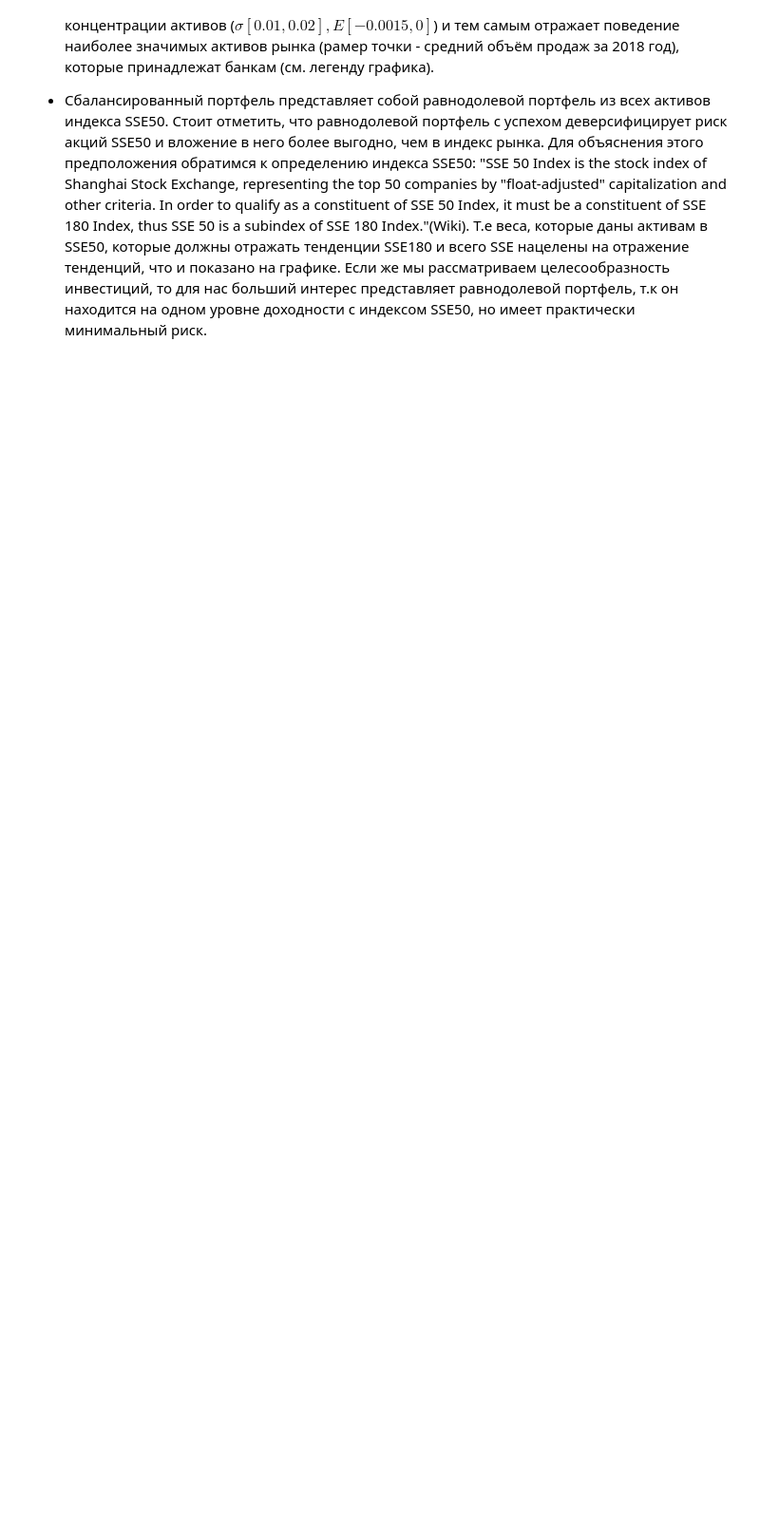
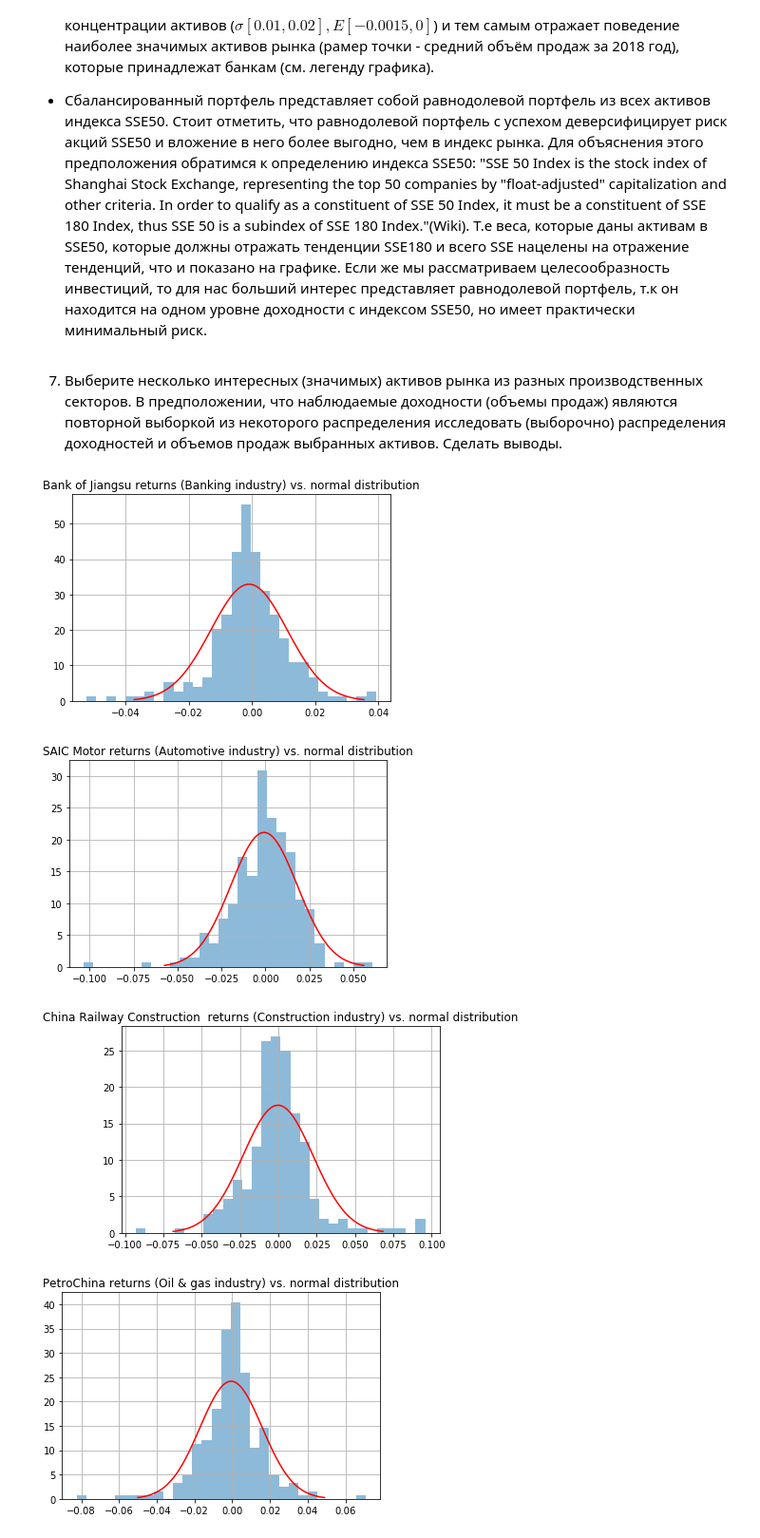
Before and after one commit to CodeSopranos/lab-1-financial-operations, a Jupyter notebook: main.ipynb, the cells around one changed output. Shown: that part at 95% size. Drawn from its saved outputs; the diff is of its cells as text; code cells hidden in the pictures; blank space fills up the shorter version.

Commit message:
returns vs normal destribution

```diff
--- a/main.ipynb
+++ b/main.ipynb
@@ -77,3 +79,29 @@ fig.show()
 - Индекс рынка SSE50 - индекс топ-50 компаний Shanghai Stock Exchange, отобранных по "отрегулированной" (float-adjusted) капитализации и другим признакам. На графике (fig1.htaml) можно заметить, что индекс (точка Index SSE50) находится в зоне наибольшей концентрации активов ($\sigma [0.01, 0.02], E [-0.0015, 0]$) и тем самым отражает поведение наиболее значимых активов рынка (рамер точки - средний объём продаж за 2018 год), которые принадлежат банкам (см. легенду графика).
 
 - Сбалансированный портфель представляет собой равнодолевой портфель из всех активов индекса SSE50. Стоит отметить, что равнодолевой портфель с успехом деверсифицирует риск акций SSE50 и вложение в него более выгодно, чем в индекс рынка. Для объяснения этого предположения обратимся к определению индекса SSE50: "SSE 50 Index is the stock index of Shanghai Stock Exchange, representing the top 50 companies by "float-adjusted" capitalization and other criteria. In order to qualify as a constituent of SSE 50 Index, it must be a constituent of SSE 180 Index, thus SSE 50 is a subindex of SSE 180 Index."(Wiki). Т.е веса, которые даны активам в SSE50, которые должны отражать тенденции SSE180 и всего SSE нацелены на отражение тенденций, что и показано на графике. Если же мы рассматриваем целесообразность инвестиций, то для нас больший интерес представляет равнодолевой портфель, т.к он находится на одном уровне доходности с индексом SSE50, но имеет практически минимальный риск.
+# %% [markdown]
+7. Выберите несколько интересных (значимых) активов рынка из разных производственных секторов. В предположении, что наблюдаемые доходности (объемы продаж) являются повторной выборкой из некоторого распределения исследовать (выборочно) распределения доходностей и объемов продаж выбранных активов. Сделать выводы.
+# %%
+from scipy.stats import norm
+stocks_names = ['Banking/Bank of Jiangsu',
+                'Automotive/SAIC Motor',
+                'Construction/China Railway Construction ',
+                'Oil & gas/PetroChina',
+                'Telecommunication/China United Network Communications']
+def plot_R_vs_Norm_distribution(label):
+    stock = stocks[label]
+    stock['Log_R'].hist(bins=30, normed=True,histtype="stepfilled",alpha=0.5)
+    E = stock['E'].values[0]
+    sigma = stock['sigma'].values[0]
+    x = np.linspace(E - 3*sigma, E+3*sigma,100)
+    plt.plot(x, scipy.stats.norm.pdf(x, E, sigma), "r")
+    plt.title("{} returns ({} industry) vs. normal distribution".format(label.split('/')[1], label.split('/')[0]))
+    plt.show()
+# %%
+for label in stocks_names:
+    plot_R_vs_Norm_distribution(label)
+# %% [output]
+[figure, added]
+[figure, added]
+[figure, added]
+[figure, added]
```
Also changed, not shown: parts of 4 cells of this notebook.
